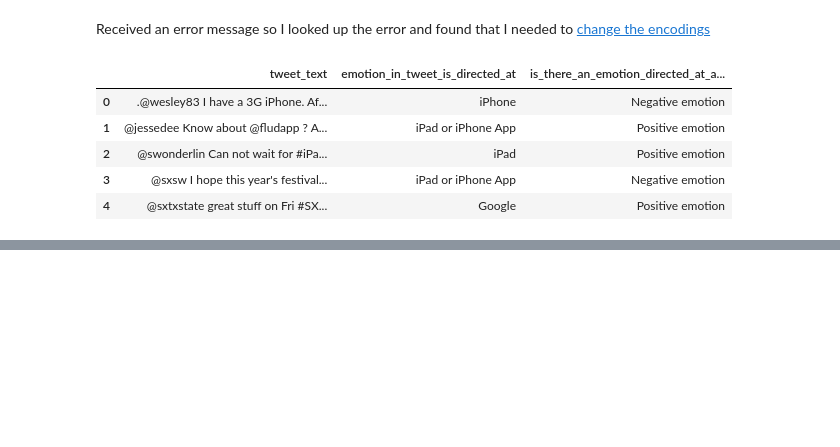
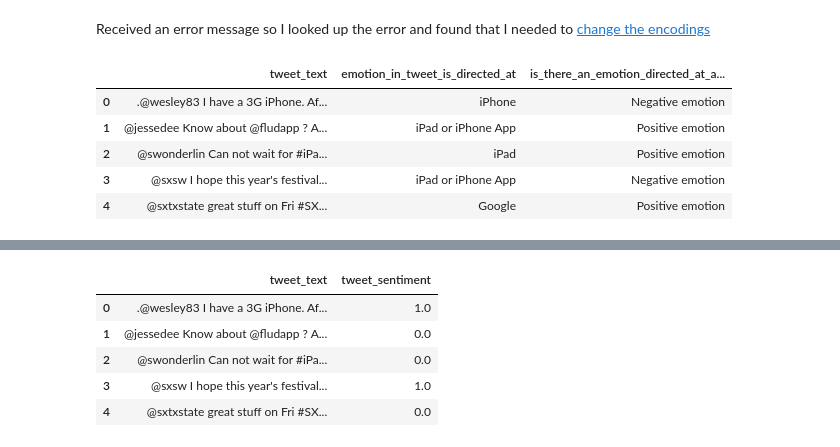
Before and after one commit to josh-g-grimes/Twitter-Sentiment-NLP, a Jupyter notebook: notebook.ipynb, the cells around one changed output, grey strips where cells are left out. Cells and saved outputs as stored; diff of their text form; code cells hidden in the pictures; blank space fills up the shorter version.

```diff
--- a/notebook.ipynb
+++ b/notebook.ipynb
@@ -40,0 +55,9 @@ _ = plt.title('Emotions Directed at Brands/Products')
+# %%
+df.head()
+# %% [output]
+|  | tweet_text | tweet_sentiment |
+| 0 | .@wesley83 I have a 3G iPhone. Af... | 1.0 |
+| 1 | @jessedee Know about @fludapp ? A... | 0.0 |
+| 2 | @swonderlin Can not wait for #iPa... | 0.0 |
+| 3 | @sxsw I hope this year's festival... | 1.0 |
+| 4 | @sxtxstate great stuff on Fri #SX... | 0.0 |
```
Also changed, not shown: parts of 10 cells of this notebook.
